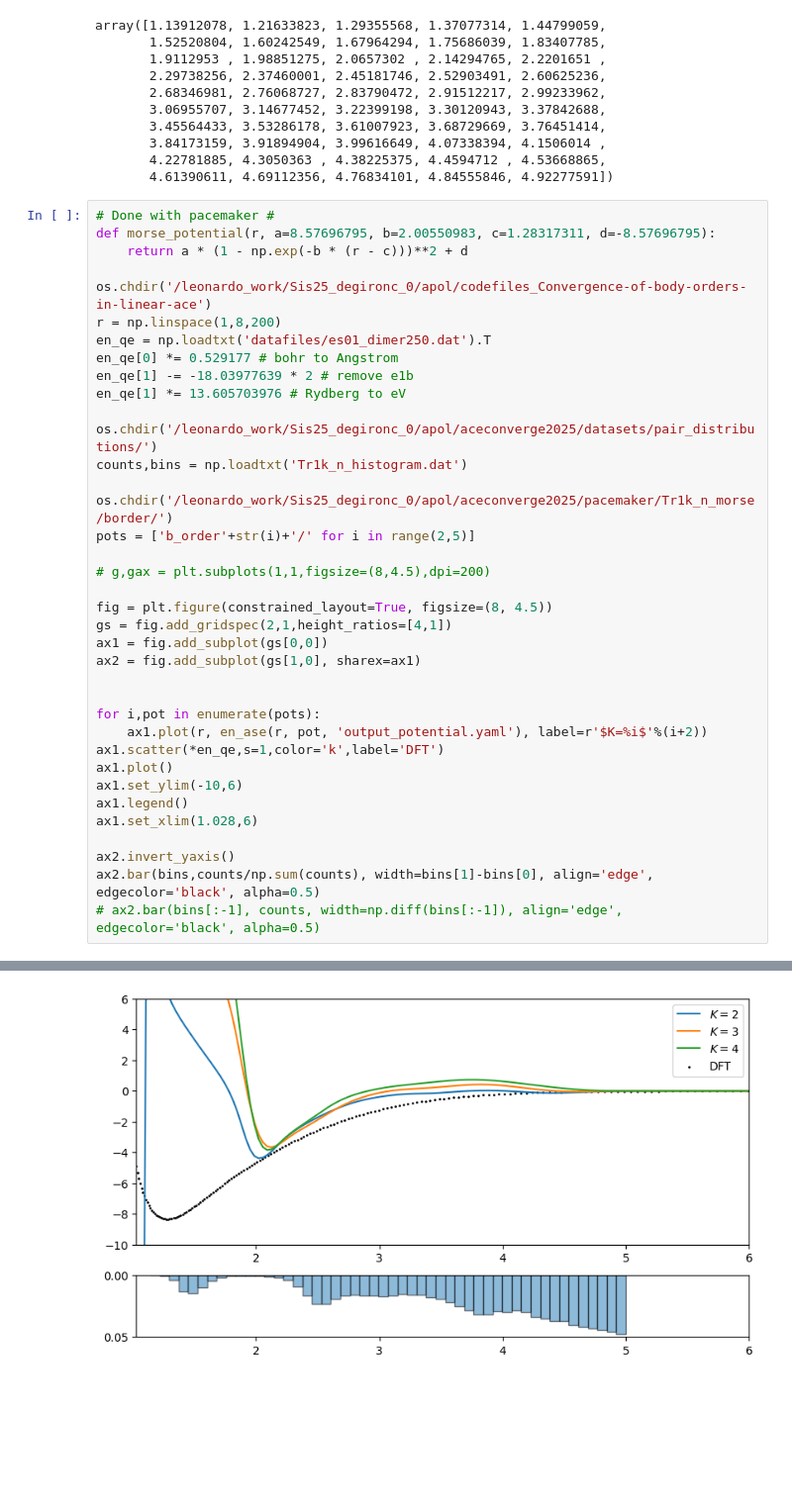
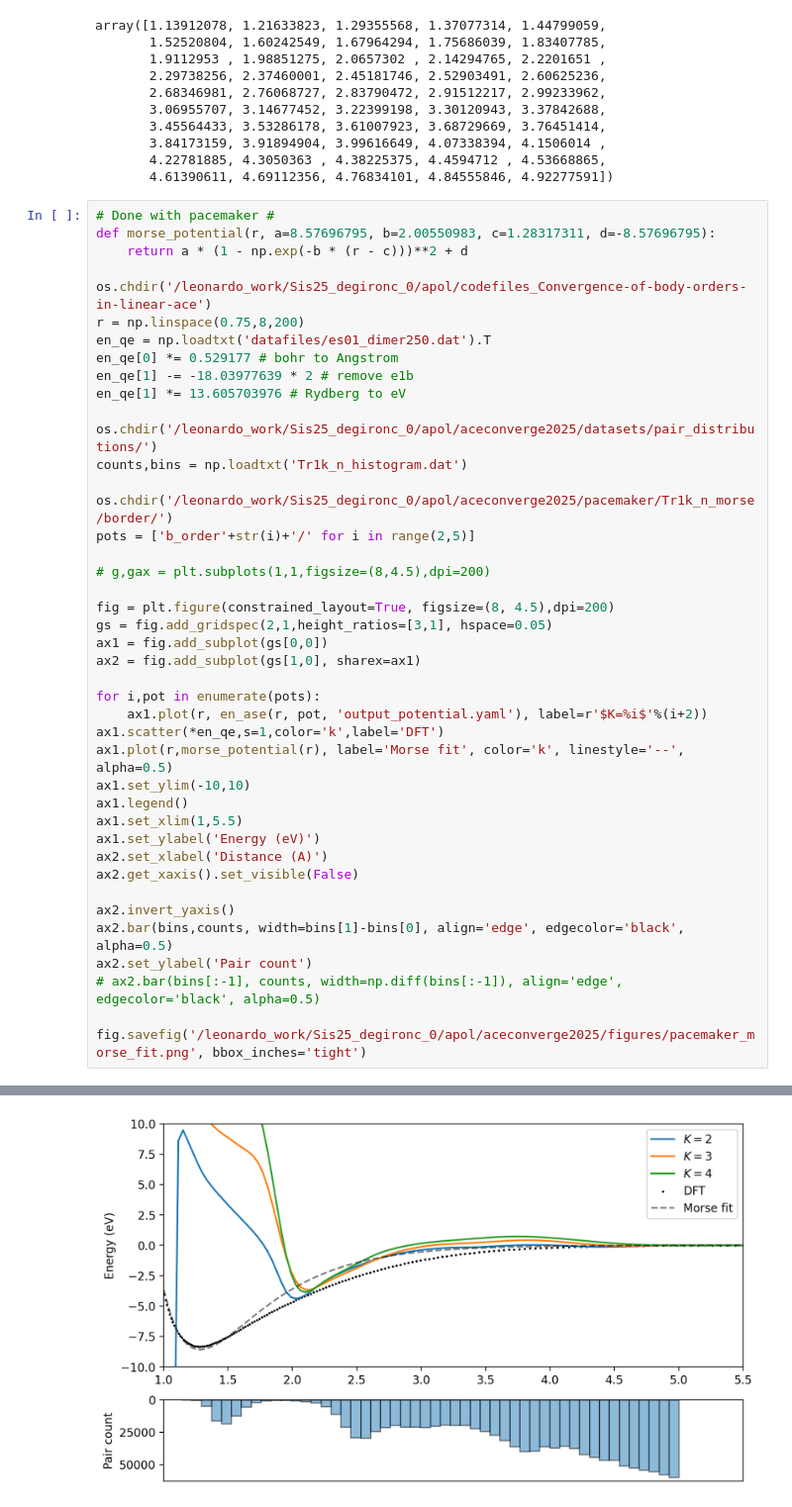
Before and after one commit to apolmiguel/aceconverge2025, a Jupyter notebook: plotter_clean.ipynb, the cells around one changed output, grey strips where cells are left out. Shown at 99% size. Drawn from its saved outputs; the diff is of its cells as text; blank space fills up the shorter version.

```diff
--- a/plotter_clean.ipynb
+++ b/plotter_clean.ipynb
@@ -648,7 +648,7 @@ def morse_potential(r, a=8.57696795, b=2.00550983, c=1.28317311, d=-8.57696795):
     return a * (1 - np.exp(-b * (r - c)))**2 + d
 
 os.chdir('/leonardo_work/Sis25_degironc_0/apol/codefiles_Convergence-of-body-orders-in-linear-ace')
-r = np.linspace(1,8,200)
+r = np.linspace(0.75,8,200)
 en_qe = np.loadtxt('datafiles/es01_dimer250.dat').T
 en_qe[0] *= 0.529177 # bohr to Angstrom
 en_qe[1] -= -18.03977639 * 2 # remove e1b
@@ -662,21 +662,26 @@ pots = ['b_order'+str(i)+'/' for i in range(2,5)]
 
 # g,gax = plt.subplots(1,1,figsize=(8,4.5),dpi=200)
 
-fig = plt.figure(constrained_layout=True, figsize=(8, 4.5))
-gs = fig.add_gridspec(2,1,height_ratios=[4,1])
+fig = plt.figure(constrained_layout=True, figsize=(8, 4.5),dpi=200)
+gs = fig.add_gridspec(2,1,height_ratios=[3,1], hspace=0.05)
 ax1 = fig.add_subplot(gs[0,0])
 ax2 = fig.add_subplot(gs[1,0], sharex=ax1)
-
 
 for i,pot in enumerate(pots):
     ax1.plot(r, en_ase(r, pot, 'output_potential.yaml'), label=r'$K=%i$'%(i+2))
 ax1.scatter(*en_qe,s=1,color='k',label='DFT')
-ax1.plot()
-ax1.set_ylim(-10,6)
+ax1.plot(r,morse_potential(r), label='Morse fit', color='k', linestyle='--', alpha=0.5)
+ax1.set_ylim(-10,10)
 ax1.legend()
-ax1.set_xlim(1.028,6)
+ax1.set_xlim(1,5.5)
+ax1.set_ylabel('Energy (eV)')
+ax2.set_xlabel('Distance (A)')
+ax2.get_xaxis().set_visible(False)
 
 ax2.invert_yaxis()
-ax2.bar(bins,counts/np.sum(counts), width=bins[1]-bins[0], align='edge', edgecolor='black', alpha=0.5)
+ax2.bar(bins,counts, width=bins[1]-bins[0], align='edge', edgecolor='black', alpha=0.5)
+ax2.set_ylabel('Pair count')
 # ax2.bar(bins[:-1], counts, width=np.diff(bins[:-1]), align='edge', edgecolor='black', alpha=0.5)
+
+fig.savefig('/leonardo_work/Sis25_degironc_0/apol/aceconverge2025/figures/pacemaker_morse_fit.png', bbox_inches='tight')
 # %% [output]
@@ -684 +688 @@ ax2.bar(bins,counts/np.sum(counts), width=bins[1]-bins[0], align='edge', edgecol
-[figure, old version]
+[figure, new version]
```
Also changed, not shown: parts of 1 cell of this notebook, 3 other files.
